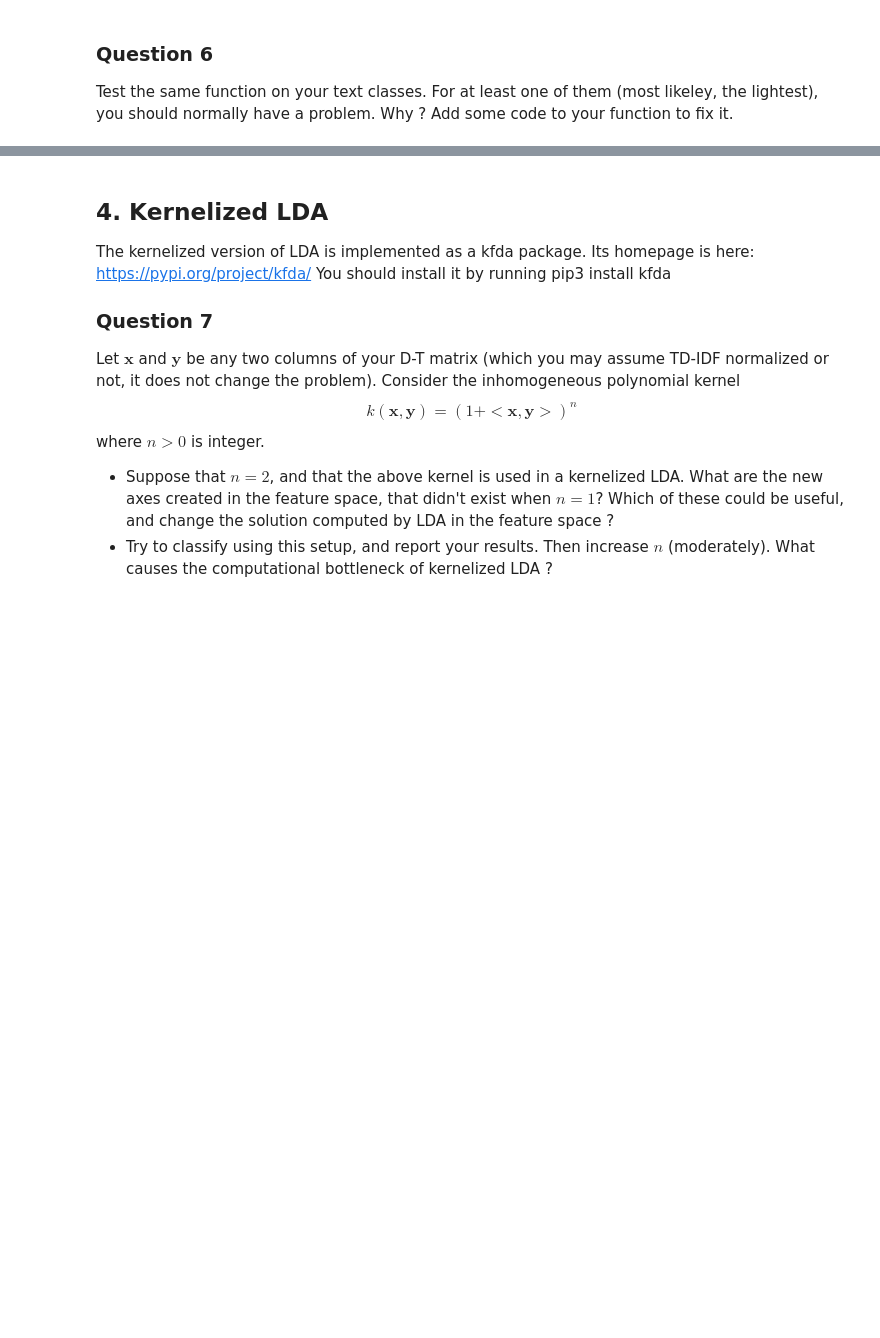
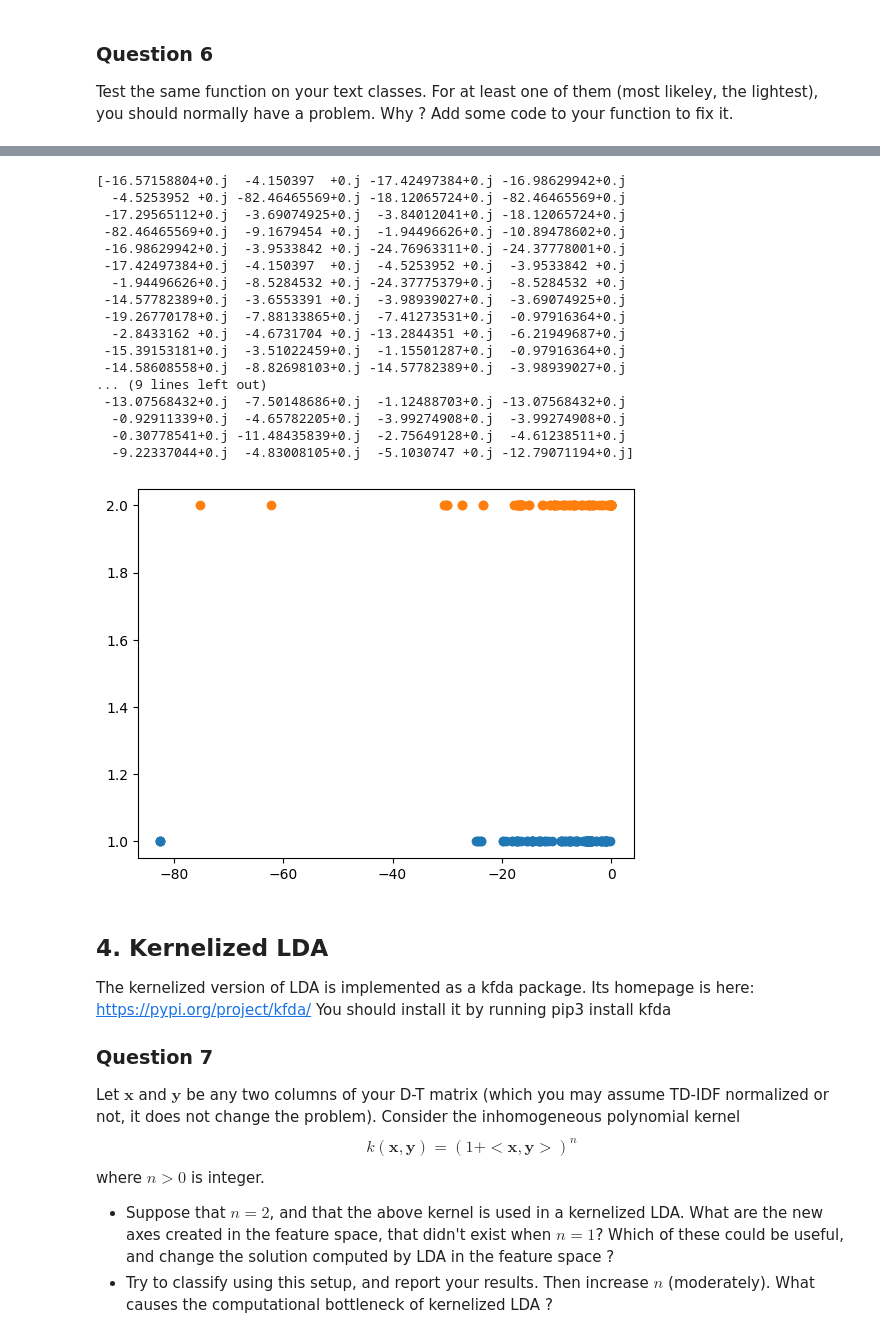
Before and after one commit to bdCastro/ESIEE-intro-to-nlp, a Jupyter notebook: lab2/lab2.ipynb, the cells around one changed output, grey strips where cells are left out. Drawn from its saved outputs; the diff is of its cells as text; code cells hidden in the pictures; blank space fills up the shorter version.

```diff
--- a/lab2/lab2.ipynb
+++ b/lab2/lab2.ipynb
@@ -104,7 +104,7 @@ def dtmat_from_csv(csvfile):
 
 Run dtmat_from_csv on one of your sample dataset. Examine the resulting matrix. How many times does it happen that a given word is seen only once (possibly twice) in your training set ? Give a few lines which show this below.
 # %%
-dt_mat = dtmat_from_csv('ecommerce.csv')
+dt_mat = dtmat_from_csv('ecommerce_test.csv')
 # %% [output]
 Progress: 100%
 # %%
@@ -239,3 +245,28 @@ NameError: name 'dt_mat' is not defined
+# %%
+print(Y1)
+
+plt.scatter(Y1, np.ones(len(Y1)))
+plt.scatter(Y2, 2*np.ones(len(Y2)))
+plt.show()
+# %% [output]
+[-16.57158804+0.j  -4.150397  +0.j -17.42497384+0.j -16.98629942+0.j
+  -4.5253952 +0.j -82.46465569+0.j -18.12065724+0.j -82.46465569+0.j
+ -17.29565112+0.j  -3.69074925+0.j  -3.84012041+0.j -18.12065724+0.j
+ -82.46465569+0.j  -9.1679454 +0.j  -1.94496626+0.j -10.89478602+0.j
+ -16.98629942+0.j  -3.9533842 +0.j -24.76963311+0.j -24.37778001+0.j
+ -17.42497384+0.j  -4.150397  +0.j  -4.5253952 +0.j  -3.9533842 +0.j
+  -1.94496626+0.j  -8.5284532 +0.j -24.37775379+0.j  -8.5284532 +0.j
+ -14.57782389+0.j  -3.6553391 +0.j  -3.98939027+0.j  -3.69074925+0.j
+ -19.26770178+0.j  -7.88133865+0.j  -7.41273531+0.j  -0.97916364+0.j
+  -2.8433162 +0.j  -4.6731704 +0.j -13.2844351 +0.j  -6.21949687+0.j
+ -15.39153181+0.j  -3.51022459+0.j  -1.15501287+0.j  -0.97916364+0.j
+ -14.58608558+0.j  -8.82698103+0.j -14.57782389+0.j  -3.98939027+0.j
+... (9 lines left out)
+ -13.07568432+0.j  -7.50148686+0.j  -1.12488703+0.j -13.07568432+0.j
+  -0.92911339+0.j  -4.65782205+0.j  -3.99274908+0.j  -3.99274908+0.j
+  -0.30778541+0.j -11.48435839+0.j  -2.75649128+0.j  -4.61238511+0.j
+  -9.22337044+0.j  -4.83008105+0.j  -5.1030747 +0.j -12.79071194+0.j]
+[figure, added]
 # %% [markdown]
 ## 4. Kernelized LDA
 
```
Also changed, not shown: parts of 6 cells of this notebook, 1 other file.
